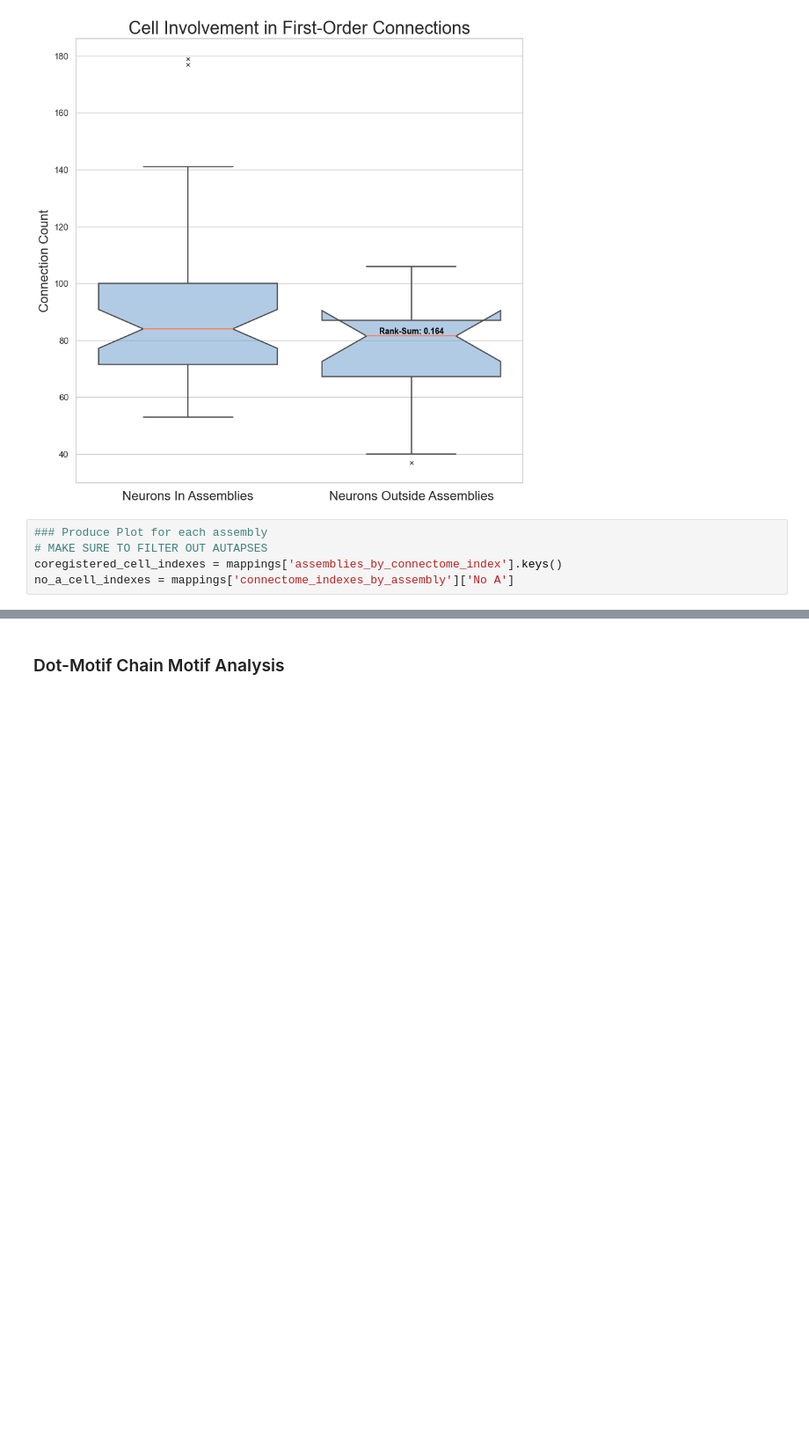
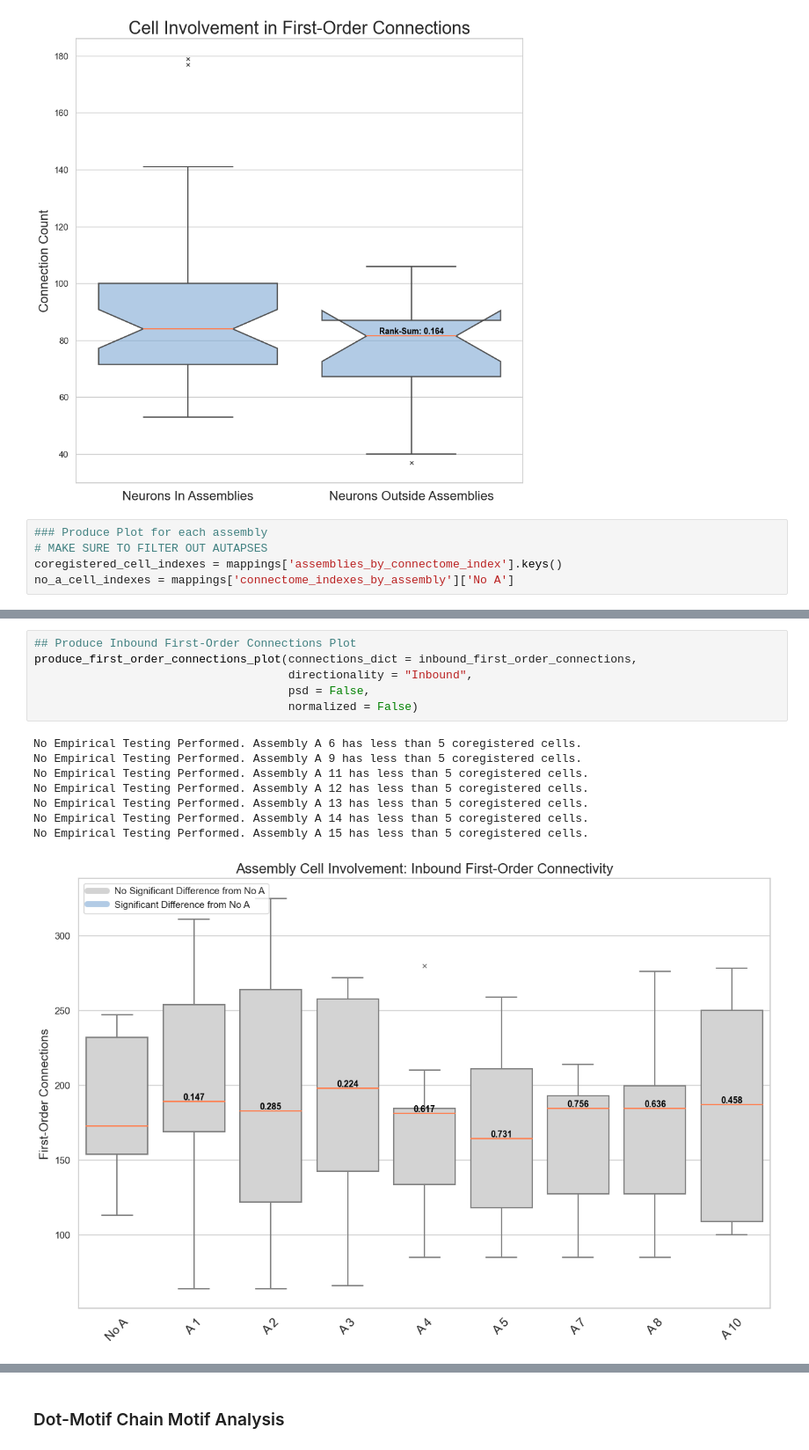
Before and after one commit to Jawagnercarena/Assembly_Organization, a Jupyter notebook: AssemblyPaperFigures/FigureCode/Figure5/Figure5.ipynb, the cells around one changed output, grey strips where cells are left out. Shown at 88% size. Saved outputs shown, nothing was run; the diff lists cells and outputs as text; blank space fills up the shorter version.

```diff
--- a/AssemblyPaperFigures/FigureCode/Figure5/Figure5.ipynb
+++ b/AssemblyPaperFigures/FigureCode/Figure5/Figure5.ipynb
@@ -432,0 +425,15 @@ len(first_order_connections['A 10'])
+# %%
+## Produce Inbound First-Order Connections Plot
+produce_first_order_connections_plot(connections_dict = inbound_first_order_connections,
+                                     directionality = "Inbound",
+                                     psd = False,
+                                     normalized = False)
+# %% [output]
+No Empirical Testing Performed. Assembly A 6 has less than 5 coregistered cells.
+No Empirical Testing Performed. Assembly A 9 has less than 5 coregistered cells.
+No Empirical Testing Performed. Assembly A 11 has less than 5 coregistered cells.
+No Empirical Testing Performed. Assembly A 12 has less than 5 coregistered cells.
+No Empirical Testing Performed. Assembly A 13 has less than 5 coregistered cells.
+No Empirical Testing Performed. Assembly A 14 has less than 5 coregistered cells.
+No Empirical Testing Performed. Assembly A 15 has less than 5 coregistered cells.
+[figure, added]
```
Also changed, not shown: parts of 13 cells of this notebook, 6 other files.
